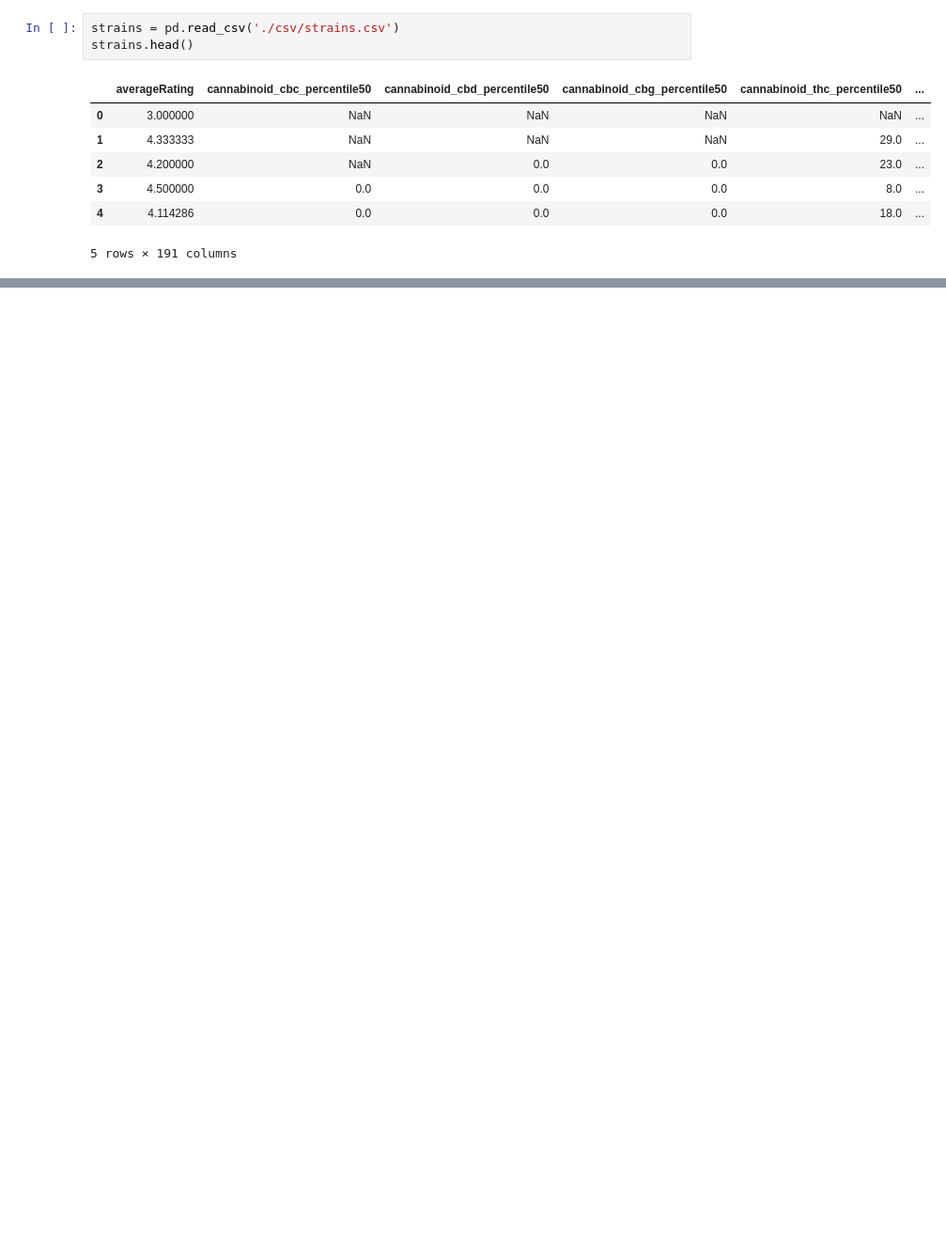
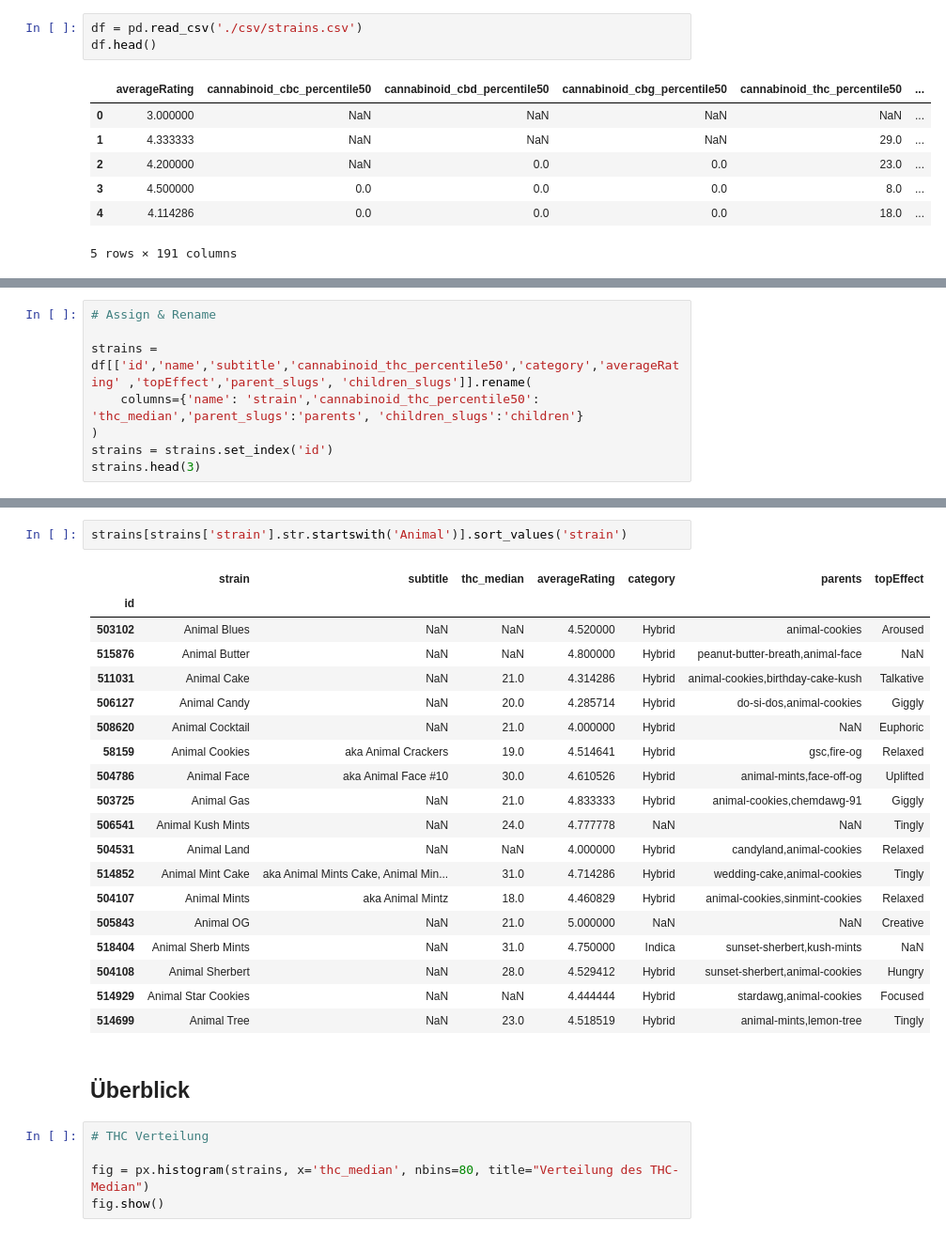
Before and after one commit to systm-spec/Leafly-Strains, a Jupyter notebook: 01.ipynb, the cells around one changed output, grey strips where cells are left out. Shown at 94% size. Saved outputs shown, nothing was run; the diff lists cells and outputs as text; blank space fills up the shorter version.

```diff
--- a/01.ipynb
+++ b/01.ipynb
@@ -3,8 +4,8 @@ import pandas as pd
 # %% [markdown]
 Untersucht wird ein Dataset von Hugginface.co (Apache license 2.0)
 # %%
-strains = pd.read_csv('./csv/strains.csv')
-strains.head()
+df = pd.read_csv('./csv/strains.csv')
+df.head()
 # %% [output]
 |  | averageRating | cannabinoid_cbc_percentile50 | cannabinoid_cbd_percentile50 | cannabinoid_cbg_percentile50 | cannabinoid_thc_percentile50 | ... |
 | 0 | 3.000000 | NaN | NaN | NaN | NaN | ... |
@@ -35,0 +50,8 @@ ratings[ratings["averageRating"]==5].to_csv('output/top_strains.txt', index=True
+# %%
+# Assign & Rename
+
+strains = df[['id','name','subtitle','cannabinoid_thc_percentile50','category','averageRating' ,'topEffect','parent_slugs', 'children_slugs']].rename(
+    columns={'name': 'strain','cannabinoid_thc_percentile50': 'thc_median','parent_slugs':'parents', 'children_slugs':'children'}
+)
+strains = strains.set_index('id')
+strains.head(3)
@@ -35,0 +74,29 @@ ratings[ratings["averageRating"]==5].to_csv('output/top_strains.txt', index=True
+# %%
+strains[strains['strain'].str.startswith('Animal')].sort_values('strain')
+# %% [output]
+|  | strain | subtitle | thc_median | averageRating | category | parents | topEffect |
+| id |  |  |  |  |  |  |  |
+| 503102 | Animal Blues | NaN | NaN | 4.520000 | Hybrid | animal-cookies | Aroused |
+| 515876 | Animal Butter | NaN | NaN | 4.800000 | Hybrid | peanut-butter-breath,animal-face | NaN |
+| 511031 | Animal Cake | NaN | 21.0 | 4.314286 | Hybrid | animal-cookies,birthday-cake-kush | Talkative |
+| 506127 | Animal Candy | NaN | 20.0 | 4.285714 | Hybrid | do-si-dos,animal-cookies | Giggly |
+| 508620 | Animal Cocktail | NaN | 21.0 | 4.000000 | Hybrid | NaN | Euphoric |
+| 58159 | Animal Cookies | aka Animal Crackers | 19.0 | 4.514641 | Hybrid | gsc,fire-og | Relaxed |
+| 504786 | Animal Face | aka Animal Face #10 | 30.0 | 4.610526 | Hybrid | animal-mints,face-off-og | Uplifted |
+| 503725 | Animal Gas | NaN | 21.0 | 4.833333 | Hybrid | animal-cookies,chemdawg-91 | Giggly |
+| 506541 | Animal Kush Mints | NaN | 24.0 | 4.777778 | NaN | NaN | Tingly |
+| 504531 | Animal Land | NaN | NaN | 4.000000 | Hybrid | candyland,animal-cookies | Relaxed |
+| 514852 | Animal Mint Cake | aka Animal Mints Cake, Animal Min... | 31.0 | 4.714286 | Hybrid | wedding-cake,animal-cookies | Tingly |
+| 504107 | Animal Mints | aka Animal Mintz | 18.0 | 4.460829 | Hybrid | animal-cookies,sinmint-cookies | Relaxed |
+| 505843 | Animal OG | NaN | 21.0 | 5.000000 | NaN | NaN | Creative |
+| 518404 | Animal Sherb Mints | NaN | 31.0 | 4.750000 | Indica | sunset-sherbert,kush-mints | NaN |
+| 504108 | Animal Sherbert | NaN | 28.0 | 4.529412 | Hybrid | sunset-sherbert,animal-cookies | Hungry |
+| 514929 | Animal Star Cookies | NaN | NaN | 4.444444 | Hybrid | stardawg,animal-cookies | Focused |
+| 514699 | Animal Tree | NaN | 23.0 | 4.518519 | Hybrid | animal-mints,lemon-tree | Tingly |
+# %% [markdown]
+## Überblick
+# %%
+# THC Verteilung
+
+fig = px.histogram(strains, x='thc_median', nbins=80, title="Verteilung des THC-Median")
+fig.show()
```
Also changed, not shown: parts of 14 cells of this notebook.
